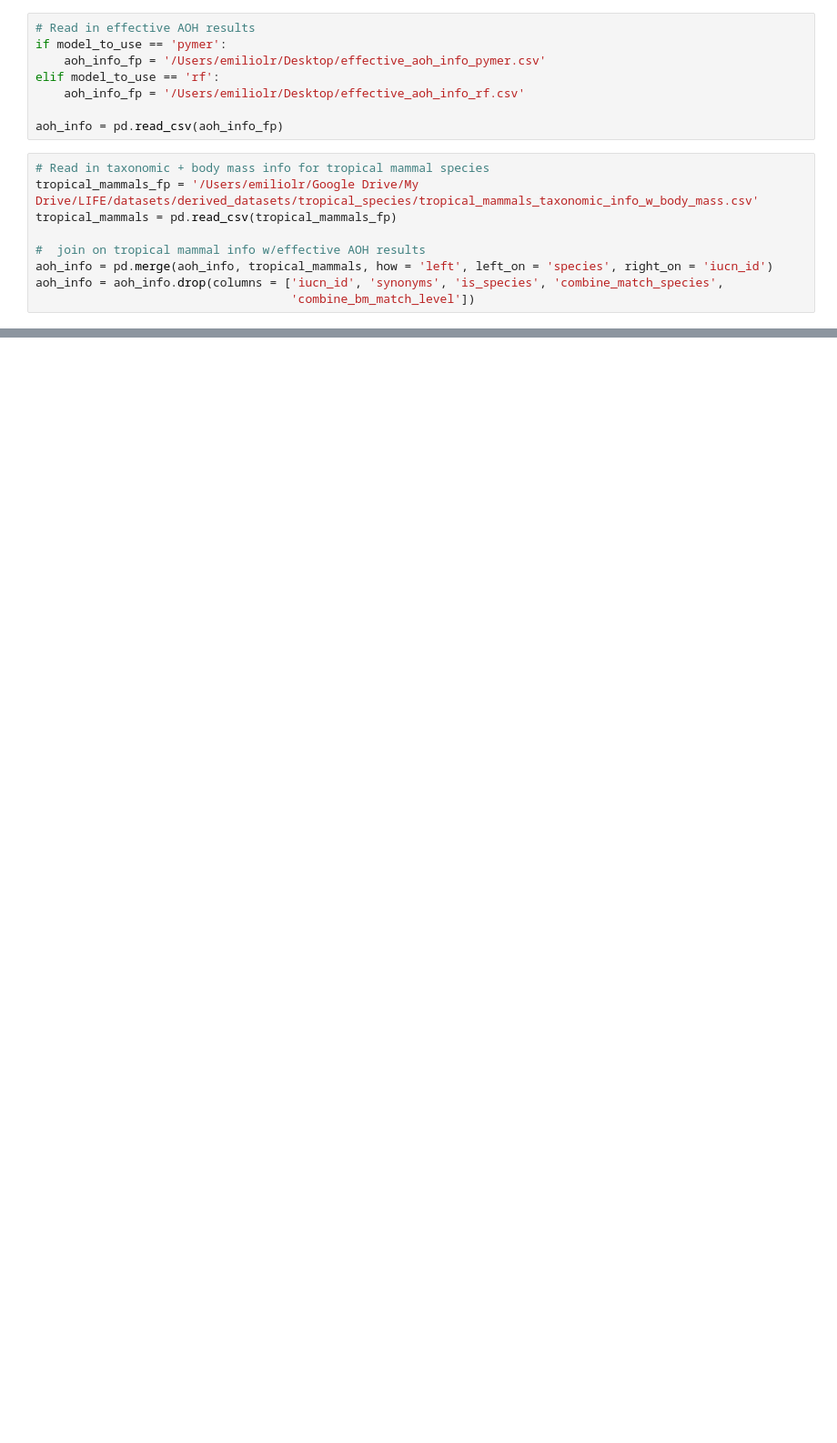
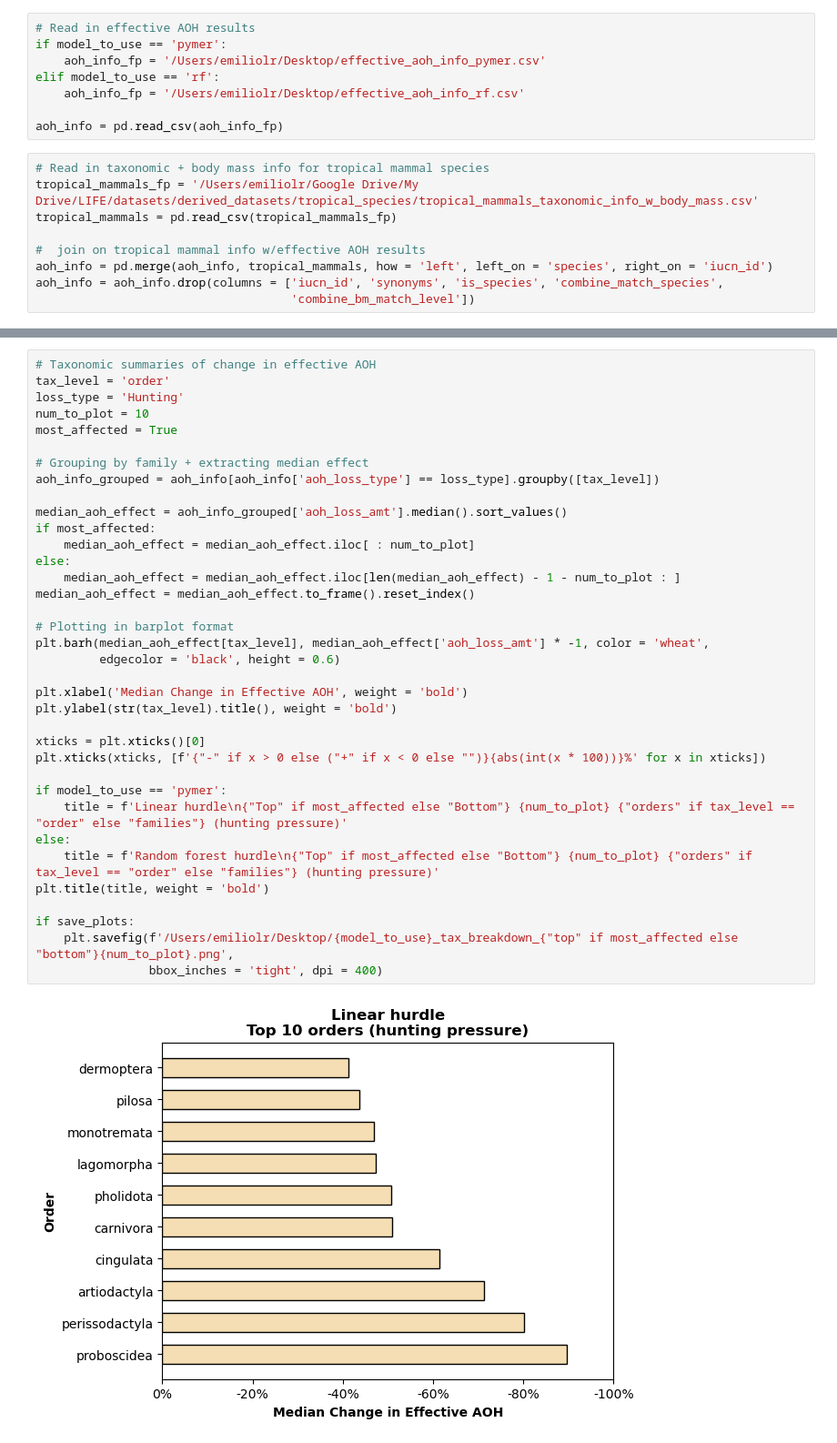
Before and after one commit to emiliolr/life-hunting, a Jupyter notebook: notebooks/plotting_model_projection_results.ipynb, the cells around one changed output, grey strips where cells are left out. Shown: that part at 91% size. Saved outputs shown, nothing was run; the diff lists cells and outputs as text; blank space fills up the shorter version.

```diff
--- a/notebooks/plotting_model_projection_results.ipynb
+++ b/notebooks/plotting_model_projection_results.ipynb
@@ -64,0 +124,38 @@ plt.show()
+# %%
+# Taxonomic summaries of change in effective AOH
+tax_level = 'order'
+loss_type = 'Hunting'
+num_to_plot = 10
+most_affected = True
+
+# Grouping by family + extracting median effect
+aoh_info_grouped = aoh_info[aoh_info['aoh_loss_type'] == loss_type].groupby([tax_level])
+
+median_aoh_effect = aoh_info_grouped['aoh_loss_amt'].median().sort_values()
+if most_affected:
+    median_aoh_effect = median_aoh_effect.iloc[ : num_to_plot]
+else:
+    median_aoh_effect = median_aoh_effect.iloc[len(median_aoh_effect) - 1 - num_to_plot : ]
+median_aoh_effect = median_aoh_effect.to_frame().reset_index()
+
+# Plotting in barplot format
+plt.barh(median_aoh_effect[tax_level], median_aoh_effect['aoh_loss_amt'] * -1, color = 'wheat',
+         edgecolor = 'black', height = 0.6)
+
+plt.xlabel('Median Change in Effective AOH', weight = 'bold')
+plt.ylabel(str(tax_level).title(), weight = 'bold')
+
+xticks = plt.xticks()[0]
+plt.xticks(xticks, [f'{"-" if x > 0 else ("+" if x < 0 else "")}{abs(int(x * 100))}%' for x in xticks])
+
+if model_to_use == 'pymer':
+    title = f'Linear hurdle\n{"Top" if most_affected else "Bottom"} {num_to_plot} {"orders" if tax_level == "order" else "families"} (hunting pressure)'
+else:
+    title = f'Random forest hurdle\n{"Top" if most_affected else "Bottom"} {num_to_plot} {"orders" if tax_level == "order" else "families"} (hunting pressure)'
+plt.title(title, weight = 'bold')
+
+if save_plots:
+    plt.savefig(f'/Users/emiliolr/Desktop/{model_to_use}_tax_breakdown_{"top" if most_affected else "bottom"}{num_to_plot}.png',
+                bbox_inches = 'tight', dpi = 400)
+# %% [output]
+[figure, added]
```
Also changed, not shown: parts of 8 cells of this notebook.
